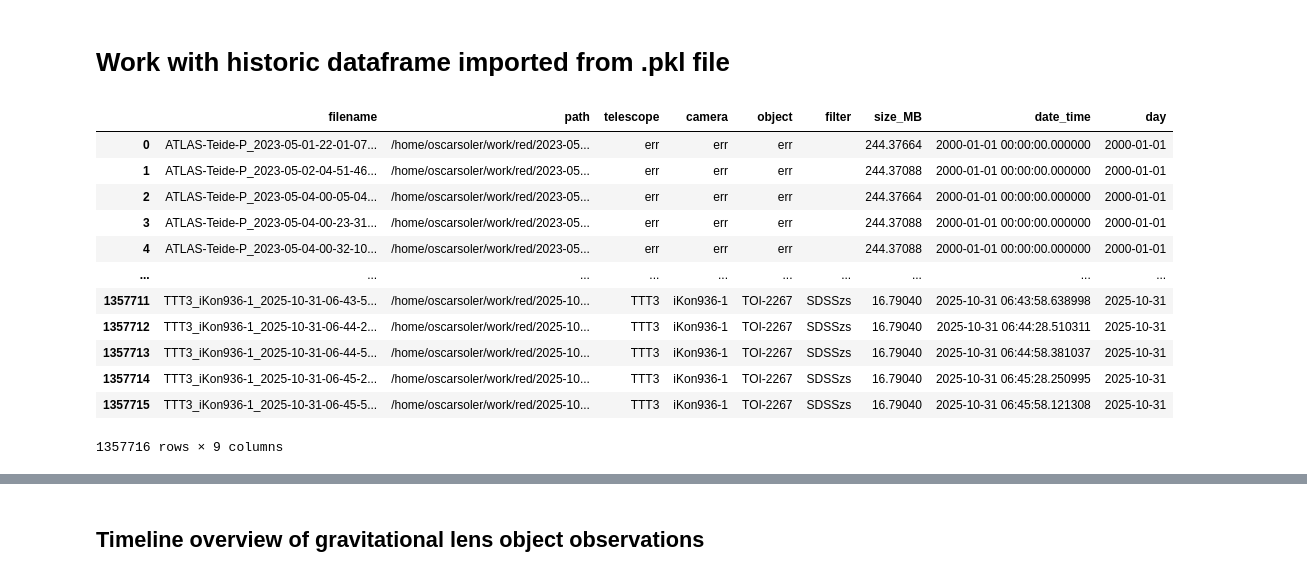
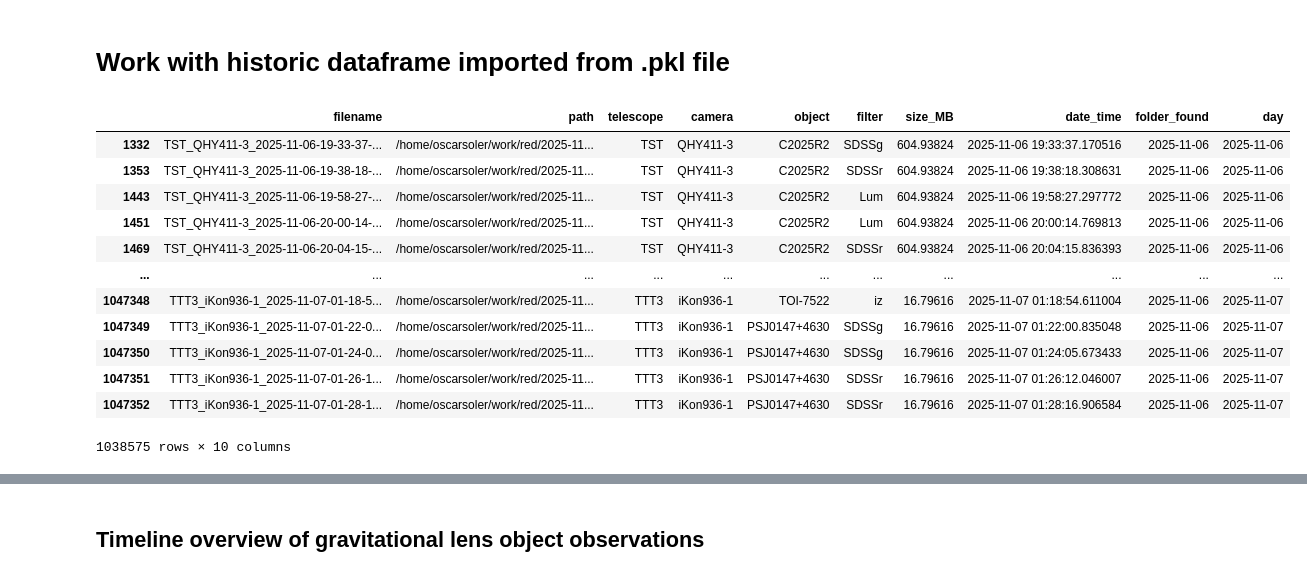
Before and after one commit to oscar-s-p/grav_lens, a Jupyter notebook: test_opening_images.ipynb, the cells around one changed output, grey strips where cells are left out. Saved outputs shown, nothing was run; the diff lists cells and outputs as text; code cells hidden in the pictures.

```diff
--- a/test_opening_images.ipynb
+++ b/test_opening_images.ipynb
@@ -734,23 +996,23 @@ ax.imshow(rgb_default, origin='lower')
 # %% [markdown]
 # Work with historic dataframe imported from .pkl file
 # %%
-df = pd.read_pickle('df_files_all.pkl')
+df = pd.read_pickle('datafiles/df_2025-11-09.pkl')
 #df.set_index('date_time').groupby('object').resample('D').size().unstack(0)
 df['day'] = df['date_time'].dt.date
 df
 # %% [output]
-|  | filename | path | telescope | camera | object | filter | size_MB | date_time | day |
-| 0 | ATLAS-Teide-P_2023-05-01-22-01-07... | /home/oscarsoler/work/red/2023-05... | err | err | err |  | 244.37664 | 2000-01-01 00:00:00.000000 | 2000-01-01 |
-| 1 | ATLAS-Teide-P_2023-05-02-04-51-46... | /home/oscarsoler/work/red/2023-05... | err | err | err |  | 244.37088 | 2000-01-01 00:00:00.000000 | 2000-01-01 |
-| 2 | ATLAS-Teide-P_2023-05-04-00-05-04... | /home/oscarsoler/work/red/2023-05... | err | err | err |  | 244.37664 | 2000-01-01 00:00:00.000000 | 2000-01-01 |
-| 3 | ATLAS-Teide-P_2023-05-04-00-23-31... | /home/oscarsoler/work/red/2023-05... | err | err | err |  | 244.37088 | 2000-01-01 00:00:00.000000 | 2000-01-01 |
-| 4 | ATLAS-Teide-P_2023-05-04-00-32-10... | /home/oscarsoler/work/red/2023-05... | err | err | err |  | 244.37088 | 2000-01-01 00:00:00.000000 | 2000-01-01 |
-| ... | ... | ... | ... | ... | ... | ... | ... | ... | ... |
-| 1357711 | TTT3_iKon936-1_2025-10-31-06-43-5... | /home/oscarsoler/work/red/2025-10... | TTT3 | iKon936-1 | TOI-2267 | SDSSzs | 16.79040 | 2025-10-31 06:43:58.638998 | 2025-10-31 |
-| 1357712 | TTT3_iKon936-1_2025-10-31-06-44-2... | /home/oscarsoler/work/red/2025-10... | TTT3 | iKon936-1 | TOI-2267 | SDSSzs | 16.79040 | 2025-10-31 06:44:28.510311 | 2025-10-31 |
-| 1357713 | TTT3_iKon936-1_2025-10-31-06-44-5... | /home/oscarsoler/work/red/2025-10... | TTT3 | iKon936-1 | TOI-2267 | SDSSzs | 16.79040 | 2025-10-31 06:44:58.381037 | 2025-10-31 |
-| 1357714 | TTT3_iKon936-1_2025-10-31-06-45-2... | /home/oscarsoler/work/red/2025-10... | TTT3 | iKon936-1 | TOI-2267 | SDSSzs | 16.79040 | 2025-10-31 06:45:28.250995 | 2025-10-31 |
-| 1357715 | TTT3_iKon936-1_2025-10-31-06-45-5... | /home/oscarsoler/work/red/2025-10... | TTT3 | iKon936-1 | TOI-2267 | SDSSzs | 16.79040 | 2025-10-31 06:45:58.121308 | 2025-10-31 |
+|  | filename | path | telescope | camera | object | filter | size_MB | date_time | folder_found | day |
+| 1332 | TST_QHY411-3_2025-11-06-19-33-37-... | /home/oscarsoler/work/red/2025-11... | TST | QHY411-3 | C2025R2 | SDSSg | 604.93824 | 2025-11-06 19:33:37.170516 | 2025-11-06 | 2025-11-06 |
+| 1353 | TST_QHY411-3_2025-11-06-19-38-18-... | /home/oscarsoler/work/red/2025-11... | TST | QHY411-3 | C2025R2 | SDSSr | 604.93824 | 2025-11-06 19:38:18.308631 | 2025-11-06 | 2025-11-06 |
+| 1443 | TST_QHY411-3_2025-11-06-19-58-27-... | /home/oscarsoler/work/red/2025-11... | TST | QHY411-3 | C2025R2 | Lum | 604.93824 | 2025-11-06 19:58:27.297772 | 2025-11-06 | 2025-11-06 |
+| 1451 | TST_QHY411-3_2025-11-06-20-00-14-... | /home/oscarsoler/work/red/2025-11... | TST | QHY411-3 | C2025R2 | Lum | 604.93824 | 2025-11-06 20:00:14.769813 | 2025-11-06 | 2025-11-06 |
+| 1469 | TST_QHY411-3_2025-11-06-20-04-15-... | /home/oscarsoler/work/red/2025-11... | TST | QHY411-3 | C2025R2 | SDSSr | 604.93824 | 2025-11-06 20:04:15.836393 | 2025-11-06 | 2025-11-06 |
+| ... | ... | ... | ... | ... | ... | ... | ... | ... | ... | ... |
+| 1047348 | TTT3_iKon936-1_2025-11-07-01-18-5... | /home/oscarsoler/work/red/2025-11... | TTT3 | iKon936-1 | TOI-7522 | iz | 16.79616 | 2025-11-07 01:18:54.611004 | 2025-11-06 | 2025-11-07 |
+| 1047349 | TTT3_iKon936-1_2025-11-07-01-22-0... | /home/oscarsoler/work/red/2025-11... | TTT3 | iKon936-1 | PSJ0147+4630 | SDSSg | 16.79616 | 2025-11-07 01:22:00.835048 | 2025-11-06 | 2025-11-07 |
+| 1047350 | TTT3_iKon936-1_2025-11-07-01-24-0... | /home/oscarsoler/work/red/2025-11... | TTT3 | iKon936-1 | PSJ0147+4630 | SDSSg | 16.79616 | 2025-11-07 01:24:05.673433 | 2025-11-06 | 2025-11-07 |
+| 1047351 | TTT3_iKon936-1_2025-11-07-01-26-1... | /home/oscarsoler/work/red/2025-11... | TTT3 | iKon936-1 | PSJ0147+4630 | SDSSr | 16.79616 | 2025-11-07 01:26:12.046007 | 2025-11-06 | 2025-11-07 |
+| 1047352 | TTT3_iKon936-1_2025-11-07-01-28-1... | /home/oscarsoler/work/red/2025-11... | TTT3 | iKon936-1 | PSJ0147+4630 | SDSSr | 16.79616 | 2025-11-07 01:28:16.906584 | 2025-11-06 | 2025-11-07 |
-1357716 rows × 9 columns
+1038575 rows × 10 columns
 # %%
 grav_lens = ['QSO0957+561', 'Q2237+030', 'MG1654+1346', 'SDSSJ1004+4112', 'LBQS1333+0113', 'SDSSJ0819+5356',
```
Also changed, not shown: parts of 19 cells of this notebook, 14 other files.
